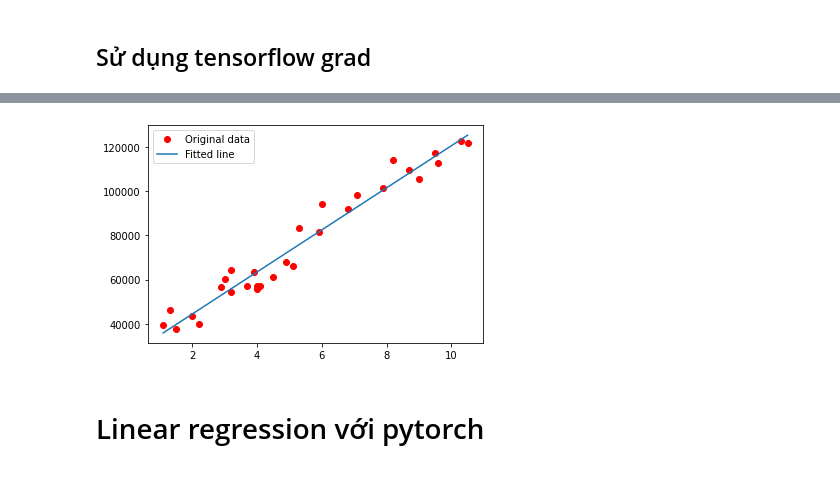
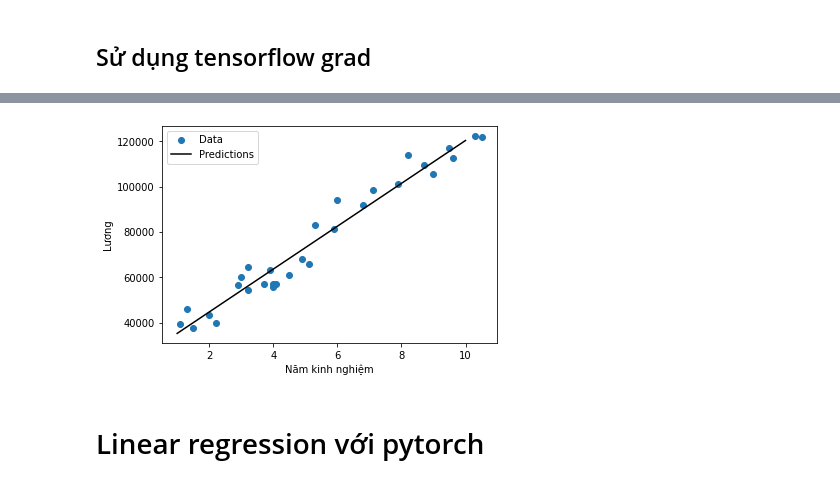
Before and after one commit to vankhoa21991/cyberlab, a Jupyter notebook: tutorial/week1_linear/theory.ipynb, the cells around one changed output, grey strips where cells are left out. Drawn from its saved outputs; the diff is of its cells as text; code cells hidden in the pictures.

```diff
--- a/tutorial/week1_linear/theory.ipynb
+++ b/tutorial/week1_linear/theory.ipynb
@@ -700,10 +694,13 @@ step: 1000, loss: 31296532.000000, W: 9501.013672, b: 25448.181641
-# %%
-plt.plot(X, Y, 'ro', label='Original data')
-plt.plot(X, np.array(W * X + b), label='Fitted line')
-plt.legend()
-plt.show()
-# %% [output]
-[figure, removed]
+# %%
+x = tf.transpose(tf.linspace(1, 10, 11))
+
+# convert to float32
+x = tf.cast(x, tf.float32)
+
+y_pred = linear_regression(x)
+plot(x, y_pred)
+# %% [output]
+[figure, added]
 # %% [markdown]
 # Linear regression với pytorch
 # %%
```
Also changed, not shown: parts of 16 cells of this notebook, 4 other files.
